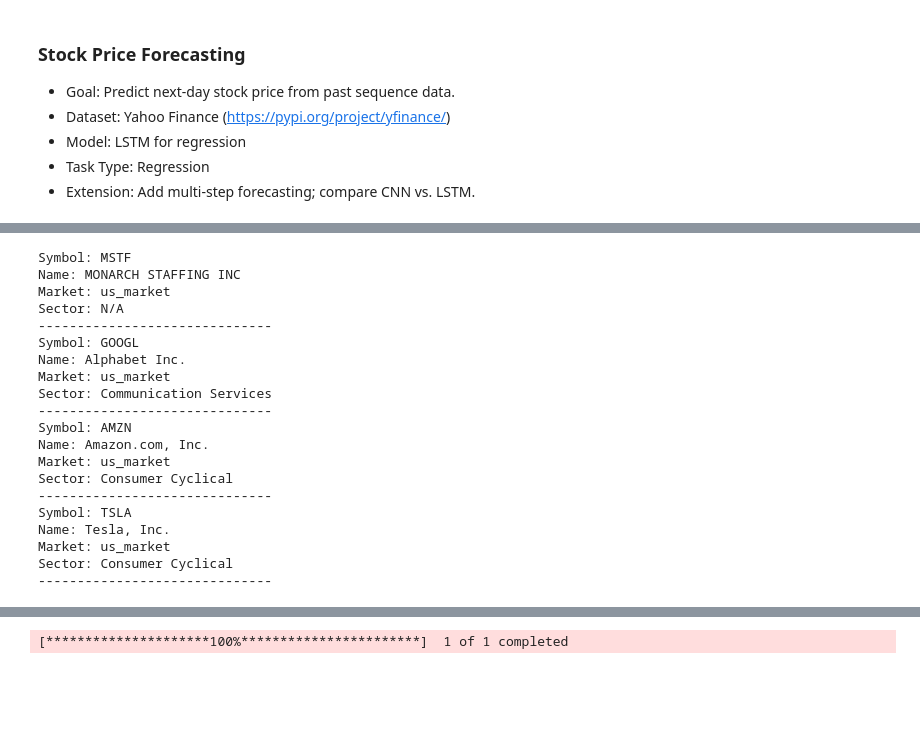
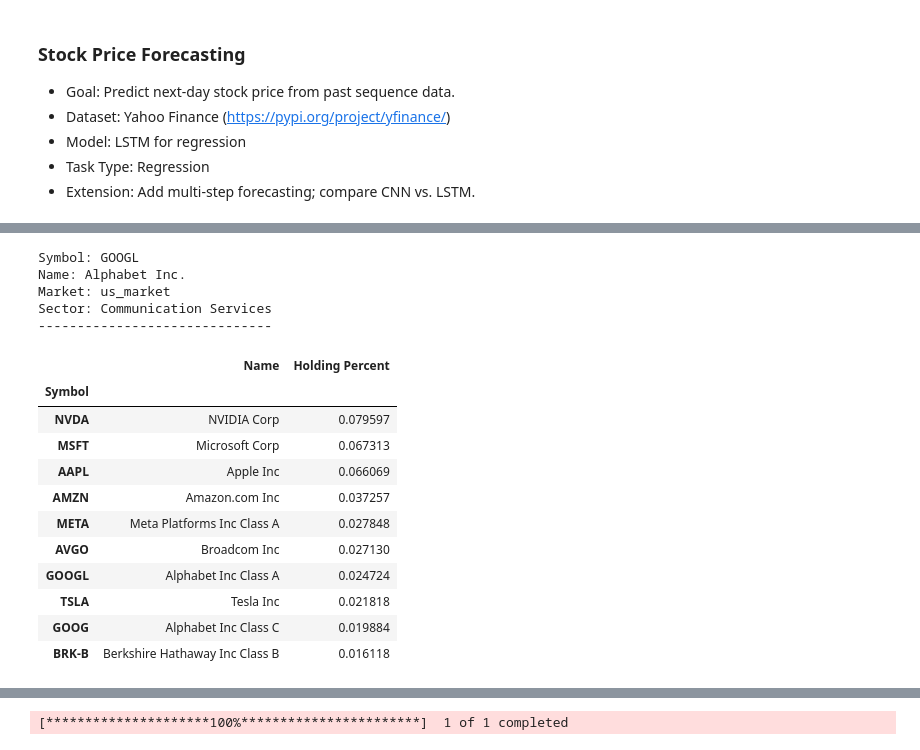
Before and after one commit to nmhkha/DL_Practice, a Jupyter notebook: Lap/StockPriceForecasting.ipynb, the cells around one changed output, grey strips where cells are left out. Saved outputs shown, nothing was run; the diff lists cells and outputs as text; code cells hidden in the pictures; blank space fills up the shorter version.

```diff
--- a/Lap/StockPriceForecasting.ipynb
+++ b/Lap/StockPriceForecasting.ipynb
@@ -20,5 +43,5 @@ from LSTM import SimpleLSTM
 # %%
-symbols = ['MSTF', 'GOOGL', 'AMZN', 'TSLA']
+symbols = ['GOOGL']
 for symbol in symbols:
     stock = yf.Ticker(symbol)
     info = stock.info
@@ -28,23 +51,25 @@ for symbol in symbols:
     print(f"Sector: {info.get('sector', 'N/A')}")
     print("-" * 30)
 # %% [output]
-Symbol: MSTF
-Name: MONARCH STAFFING INC
-Market: us_market
-Sector: N/A
-------------------------------
 Symbol: GOOGL
 Name: Alphabet Inc.
 Market: us_market
 Sector: Communication Services
 ------------------------------
-Symbol: AMZN
-Name: Amazon.com, Inc.
-Market: us_market
-Sector: Consumer Cyclical
-------------------------------
-Symbol: TSLA
-Name: Tesla, Inc.
-Market: us_market
-Sector: Consumer Cyclical
-------------------------------
+# %%
+spy = yf.Ticker('SPY').funds_data
+spy.description
+spy.top_holdings
+# %% [output]
+|  | Name | Holding Percent |
+| Symbol |  |  |
+| NVDA | NVIDIA Corp | 0.079597 |
+| MSFT | Microsoft Corp | 0.067313 |
+| AAPL | Apple Inc | 0.066069 |
+| AMZN | Amazon.com Inc | 0.037257 |
+| META | Meta Platforms Inc Class A | 0.027848 |
+| AVGO | Broadcom Inc | 0.027130 |
+| GOOGL | Alphabet Inc Class A | 0.024724 |
+| TSLA | Tesla Inc | 0.021818 |
+| GOOG | Alphabet Inc Class C | 0.019884 |
+| BRK-B | Berkshire Hathaway Inc Class B | 0.016118 |
```
Also changed, not shown: parts of 13 cells of this notebook, 2 other files.
